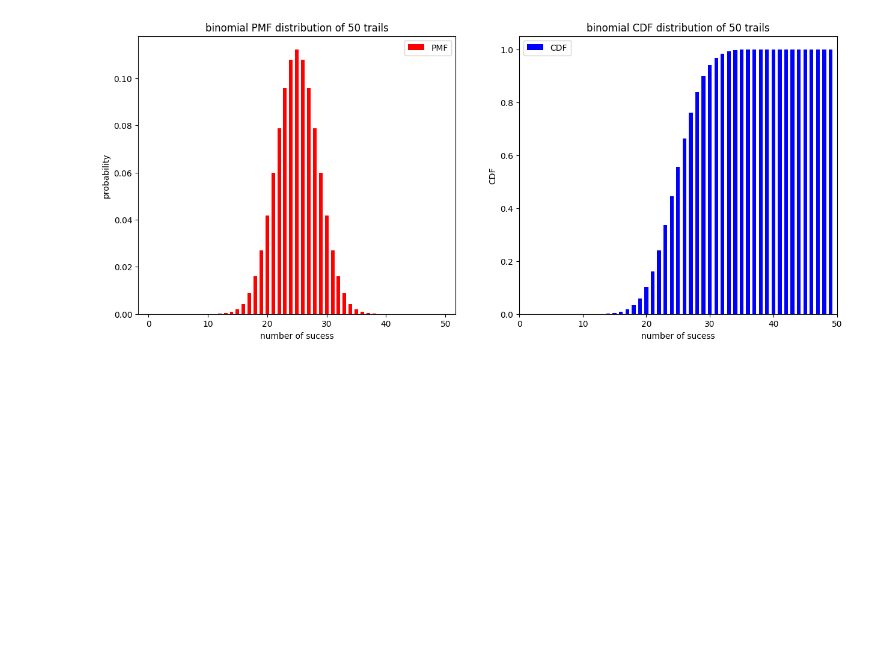
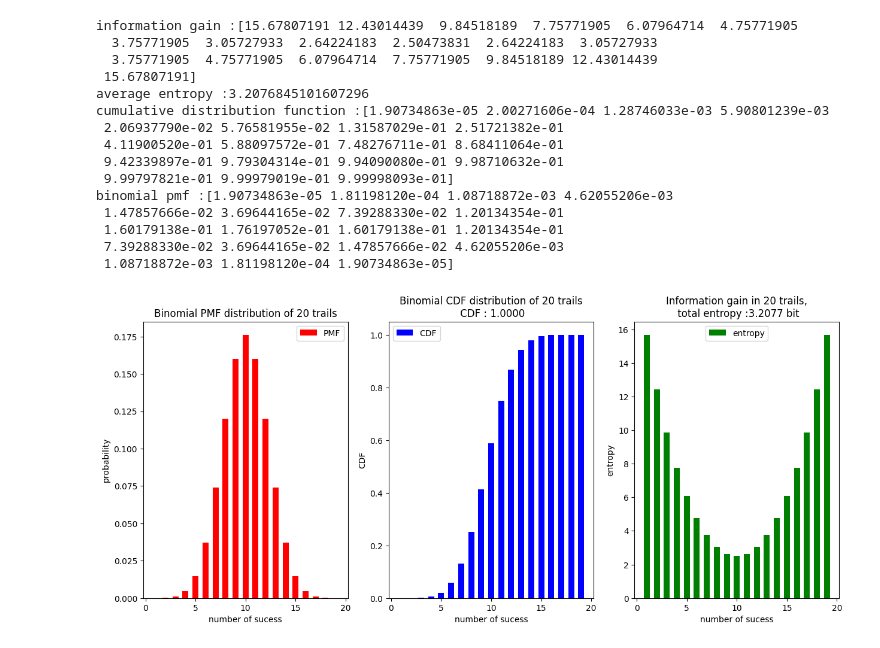
Before and after one commit to sandip-1996/PRML_exercise_code_example, a Jupyter notebook: bionomial_distribution_without_scipy_module.ipynb, the cells around one changed output. Drawn from its saved outputs; the diff is of its cells as text; code cells hidden in the pictures; blank space fills up the shorter version.

```diff
--- a/bionomial_distribution_without_scipy_module.ipynb
+++ b/bionomial_distribution_without_scipy_module.ipynb
@@ -41,30 +60,64 @@ def bionomial_cdf(n1,p1,k1):
 # %%
-n = 50 # number of trails
-k = np.arange(1,50).tolist() # number of success
+n = 20 # number of trails
+k = np.arange(1,20).tolist() # number of success
+# k = [1,2,3,4,5]
 p = 0.5
 
 # probability mass function
-pmf = bionomial_pmf(n,p,k)
-cdf = bionomial_cdf(n,p,k)
+pmf = binomial_pmf(n,p,k)
+# cumulative distribution function
+cdf = binomial_cdf(n,p,k)
+# entropy
+information_gain = cal_entropy(n,p,k)
+
+# print output
+print(f'information gain :{np.array(information_gain[0])}')
+print(f'average entropy :{information_gain[1]}')
+print(f'cumulative distribution function :{np.array(cdf)}')
+print(f'binomial pmf :{np.array(pmf)}')
 
 
 # visualize this
 w = 0.6
-fig, axes = plt.subplots(1,2,figsize = (15,6))
+fig, axes = plt.subplots(1,3,figsize = (15,6)) # 1 row and 3 column
 
 axes[0].bar(k,pmf,width = w,color = 'red',label = 'PMF')
 axes[0].set_xlabel('number of sucess')
 axes[0].set_ylabel('probability')
-axes[0].set_title(f'binomial PMF distribution of {n} trails')
+axes[0].set_title(f'Binomial PMF distribution of {n} trails')
 axes[0].legend()
 
+if isinstance(k, int):
+  axes[1].bar(range(k+1),cdf,width = w,color = 'blue',label = 'CDF')
+else :
+  axes[1].bar(k,cdf,width = w,color = 'blue')
 axes[1].bar(k,cdf,width = w,color = 'blue',label = 'CDF')
 axes[1].set_xlabel('number of sucess')
 axes[1].set_ylabel('CDF')
-axes[1].set_title(f'binomial CDF distribution of {n} trails')
+axes[1].set_title(f'Binomial CDF distribution of {n} trails\n CDF : {cdf[-1]:.4f}')
 axes[1].legend()
-plt.xlim(0,50)
-plt.xticks()
+
+
+axes[2].bar(k,information_gain[0],width = w,color = 'green',label = 'entropy')
+axes[2].set_xlabel('number of sucess')
+axes[2].set_ylabel('entropy')
+axes[2].set_title(f'Information gain in {n} trails,\n total entropy :{information_gain[1]:.4f} bit')
+axes[2].legend()
 plt.show()
 # %% [output]
+information gain :[15.67807191 12.43014439  9.84518189  7.75771905  6.07964714  4.75771905
+  3.75771905  3.05727933  2.64224183  2.50473831  2.64224183  3.05727933
+  3.75771905  4.75771905  6.07964714  7.75771905  9.84518189 12.43014439
+ 15.67807191]
+average entropy :3.2076845101607296
+cumulative distribution function :[1.90734863e-05 2.00271606e-04 1.28746033e-03 5.90801239e-03
+ 2.06937790e-02 5.76581955e-02 1.31587029e-01 2.51721382e-01
+ 4.11900520e-01 5.88097572e-01 7.48276711e-01 8.68411064e-01
+ 9.42339897e-01 9.79304314e-01 9.94090080e-01 9.98710632e-01
+ 9.99797821e-01 9.99979019e-01 9.99998093e-01]
+binomial pmf :[1.90734863e-05 1.81198120e-04 1.08718872e-03 4.62055206e-03
+ 1.47857666e-02 3.69644165e-02 7.39288330e-02 1.20134354e-01
+ 1.60179138e-01 1.76197052e-01 1.60179138e-01 1.20134354e-01
+ 7.39288330e-02 3.69644165e-02 1.47857666e-02 4.62055206e-03
+ 1.08718872e-03 1.81198120e-04 1.90734863e-05]
-[figure, old version]
+[figure, new version]
```
Also changed, not shown: parts of 1 cell of this notebook.
